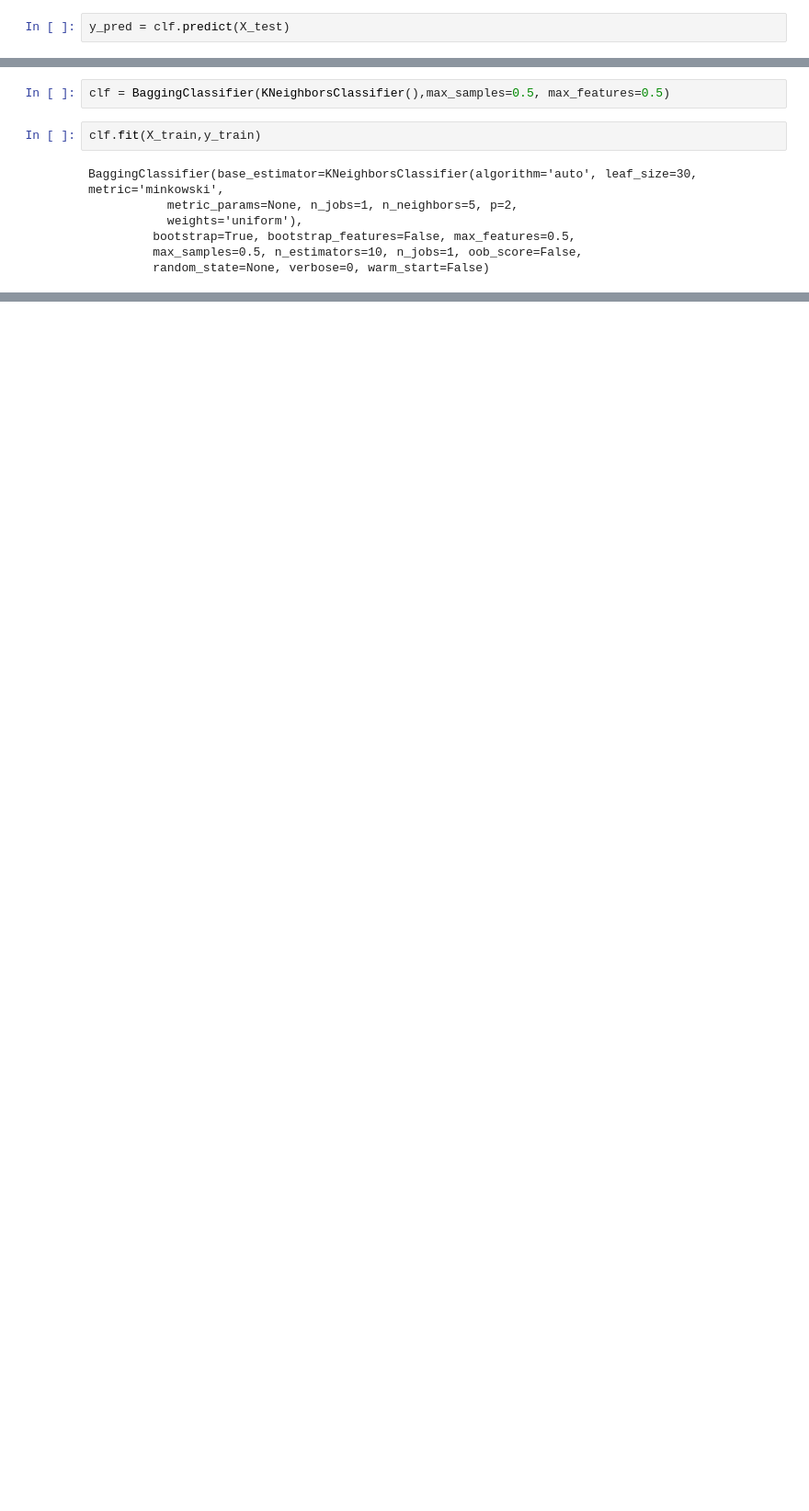
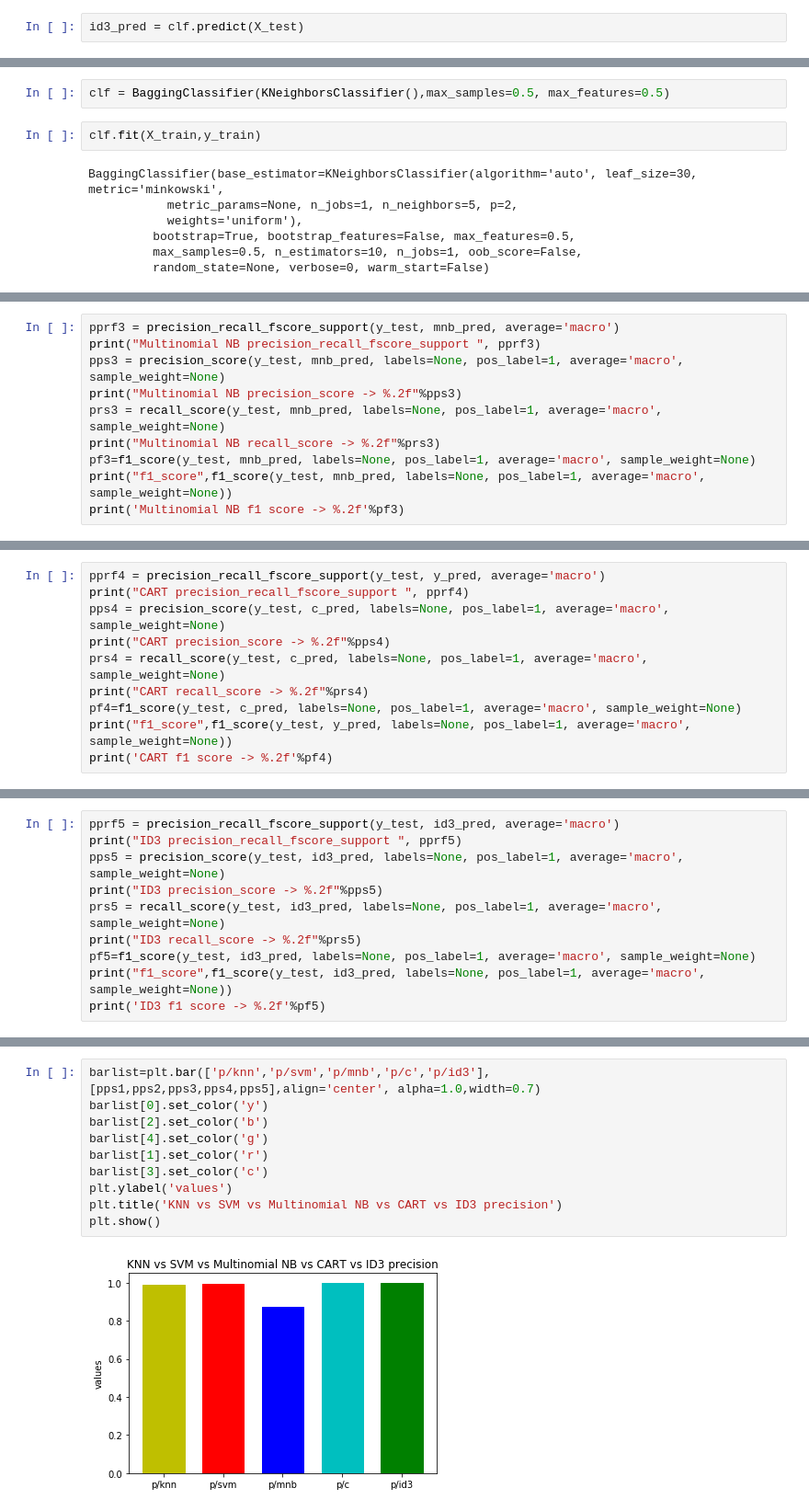
Before and after one commit to sylvester-francis/machine-learning-J-component, a Jupyter notebook: ML-J Component.ipynb, the cells around one changed output, grey strips where cells are left out. Shown at 92% size. Cells and saved outputs as stored; diff of their text form; blank space fills up the shorter version.

```diff
--- a/ML-J Component.ipynb
+++ b/ML-J Component.ipynb
@@ -567,6 +567,6 @@ DecisionTreeClassifier(class_weight=None, criterion='entropy', max_depth=2,
             min_weight_fraction_leaf=0.0, presort=False, random_state=86,
             splitter='best')
 # %%
-y_pred = clf.predict(X_test)
+id3_pred = clf.predict(X_test)
 # %%
 target_names = ['Repeat Customer','Non Repeat Customer']
@@ -625,0 +658,10 @@ Accuracy of Bagging KNN Classifier: 99.89
+# %%
+pprf3 = precision_recall_fscore_support(y_test, mnb_pred, average='macro')
+print("Multinomial NB precision_recall_fscore_support ", pprf3)
+pps3 = precision_score(y_test, mnb_pred, labels=None, pos_label=1, average='macro', sample_weight=None)
+print("Multinomial NB precision_score -> %.2f"%pps3)
+prs3 = recall_score(y_test, mnb_pred, labels=None, pos_label=1, average='macro', sample_weight=None)
+print("Multinomial NB recall_score -> %.2f"%prs3)
+pf3=f1_score(y_test, mnb_pred, labels=None, pos_label=1, average='macro', sample_weight=None)
+print("f1_score",f1_score(y_test, mnb_pred, labels=None, pos_label=1, average='macro', sample_weight=None))
+print('Multinomial NB f1 score -> %.2f'%pf3)
@@ -625,0 +674,10 @@ Accuracy of Bagging KNN Classifier: 99.89
+# %%
+pprf4 = precision_recall_fscore_support(y_test, y_pred, average='macro')
+print("CART precision_recall_fscore_support ", pprf4)
+pps4 = precision_score(y_test, c_pred, labels=None, pos_label=1, average='macro', sample_weight=None)
+print("CART precision_score -> %.2f"%pps4)
+prs4 = recall_score(y_test, c_pred, labels=None, pos_label=1, average='macro', sample_weight=None)
+print("CART recall_score -> %.2f"%prs4)
+pf4=f1_score(y_test, c_pred, labels=None, pos_label=1, average='macro', sample_weight=None)
+print("f1_score",f1_score(y_test, y_pred, labels=None, pos_label=1, average='macro', sample_weight=None))
+print('CART f1 score -> %.2f'%pf4)
@@ -625,0 +690,10 @@ Accuracy of Bagging KNN Classifier: 99.89
+# %%
+pprf5 = precision_recall_fscore_support(y_test, id3_pred, average='macro')
+print("ID3 precision_recall_fscore_support ", pprf5)
+pps5 = precision_score(y_test, id3_pred, labels=None, pos_label=1, average='macro', sample_weight=None)
+print("ID3 precision_score -> %.2f"%pps5)
+prs5 = recall_score(y_test, id3_pred, labels=None, pos_label=1, average='macro', sample_weight=None)
+print("ID3 recall_score -> %.2f"%prs5)
+pf5=f1_score(y_test, id3_pred, labels=None, pos_label=1, average='macro', sample_weight=None)
+print("f1_score",f1_score(y_test, id3_pred, labels=None, pos_label=1, average='macro', sample_weight=None))
+print('ID3 f1 score -> %.2f'%pf5)
@@ -625,0 +706,12 @@ Accuracy of Bagging KNN Classifier: 99.89
+# %%
+barlist=plt.bar(['p/knn','p/svm','p/mnb','p/c','p/id3'],[pps1,pps2,pps3,pps4,pps5],align='center', alpha=1.0,width=0.7)
+barlist[0].set_color('y')
+barlist[2].set_color('b')
+barlist[4].set_color('g')
+barlist[1].set_color('r')
+barlist[3].set_color('c')
+plt.ylabel('values')
+plt.title('KNN vs SVM vs Multinomial NB vs CART vs ID3 precision')
+plt.show()
+# %% [output]
+[figure, added]
```
Also changed, not shown: parts of 35 cells of this notebook, 1 other file.
